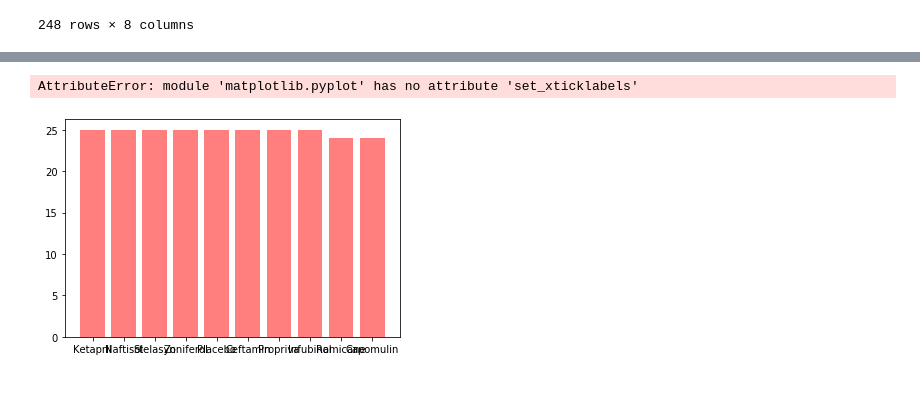
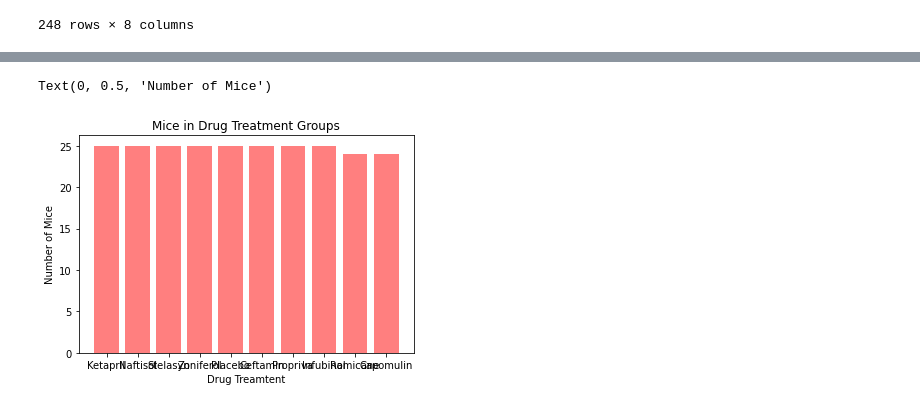
Before and after one commit to jennifer-powell/Mice-Tumor-Analysis, a Jupyter notebook: Pymaceuticals.ipynb, the cells around one changed output, grey strips where cells are left out. Drawn from its saved outputs; the diff is of its cells as text; code cells hidden in the pictures.

```diff
--- a/Pymaceuticals.ipynb
+++ b/Pymaceuticals.ipynb
@@ -167,3 +133,0 @@ meandrugs_df
-# %%
-drugs=tumor_drug_df["Drug Regimen"].unique()
-drugs
@@ -209,10 +252,14 @@ Name: Drug Regimen, dtype: int64
 # %%
 #matplot
 # numbermice_treatment = alldata_df.plot(kind="bar", title="Total Mice for each treatment")
 # numbermice_treatment.set_xlabel("Drug Treatment")
 # numbermice_treatment.set_ylabel("Number of Mice")
 plt.bar(drugs, micecount, color='r', alpha=0.5, align="center")
-plt.set_xticklabels(df.index,rotation=90)
+tick_locations = [value for value in drugs]
+plt.xticks(tick_locations, drugs)
+plt.title("Mice in Drug Treatment Groups")
+plt.xlabel("Drug Treamtent")
+plt.ylabel("Number of Mice")
 # %% [output]
-AttributeError: module 'matplotlib.pyplot' has no attribute 'set_xticklabels'
+Text(0, 0.5, 'Number of Mice')
-[figure, old version]
+[figure, new version]
```
Also changed, not shown: parts of 17 cells of this notebook.
